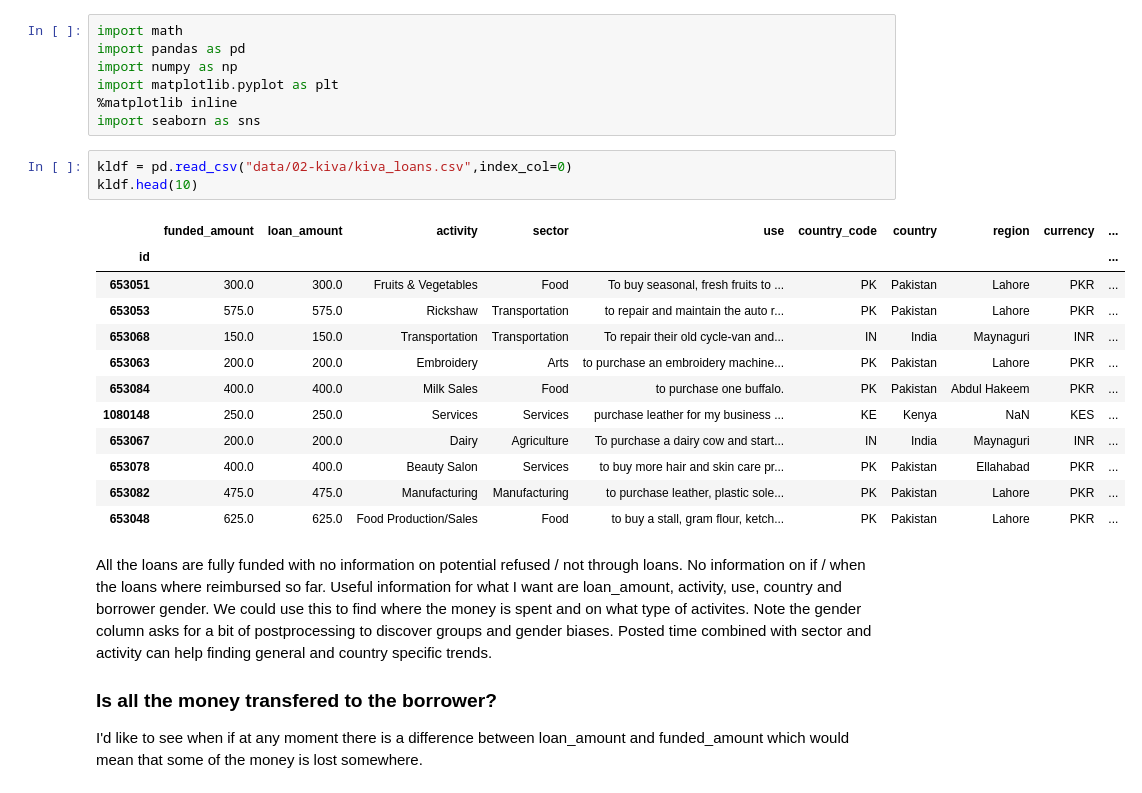
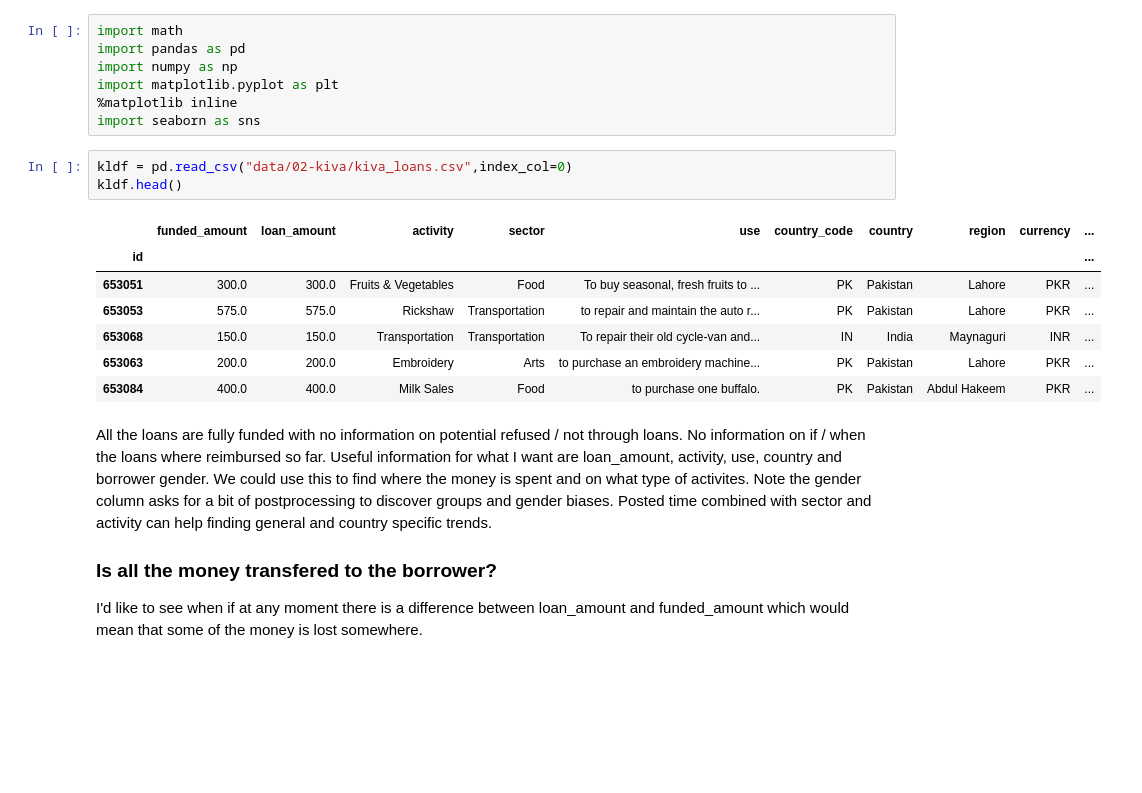
Before and after one commit to mvonwyl/02-kiva, a Jupyter notebook: 00 Kiva dataset exploration.ipynb, the cells around one changed output. Saved outputs shown, nothing was run; the diff lists cells and outputs as text; blank space fills up the shorter version.

```diff
--- a/00 Kiva dataset exploration.ipynb
+++ b/00 Kiva dataset exploration.ipynb
@@ -40,20 +40,15 @@ import matplotlib.pyplot as plt
 import seaborn as sns
 # %%
 kldf = pd.read_csv("data/02-kiva/kiva_loans.csv",index_col=0)
-kldf.head(10)
+kldf.head()
 # %% [output]
 |  | funded_amount | loan_amount | activity | sector | use | country_code | country | region | currency | ... |
 | id |  |  |  |  |  |  |  |  |  | ... |
 | 653051 | 300.0 | 300.0 | Fruits & Vegetables | Food | To buy seasonal, fresh fruits to ... | PK | Pakistan | Lahore | PKR | ... |
 | 653053 | 575.0 | 575.0 | Rickshaw | Transportation | to repair and maintain the auto r... | PK | Pakistan | Lahore | PKR | ... |
 | 653068 | 150.0 | 150.0 | Transportation | Transportation | To repair their old cycle-van and... | IN | India | Maynaguri | INR | ... |
 | 653063 | 200.0 | 200.0 | Embroidery | Arts | to purchase an embroidery machine... | PK | Pakistan | Lahore | PKR | ... |
 | 653084 | 400.0 | 400.0 | Milk Sales | Food | to purchase one buffalo. | PK | Pakistan | Abdul Hakeem | PKR | ... |
-| 1080148 | 250.0 | 250.0 | Services | Services | purchase leather for my business ... | KE | Kenya | NaN | KES | ... |
-| 653067 | 200.0 | 200.0 | Dairy | Agriculture | To purchase a dairy cow and start... | IN | India | Maynaguri | INR | ... |
-| 653078 | 400.0 | 400.0 | Beauty Salon | Services | to buy more hair and skin care pr... | PK | Pakistan | Ellahabad | PKR | ... |
-| 653082 | 475.0 | 475.0 | Manufacturing | Manufacturing | to purchase leather, plastic sole... | PK | Pakistan | Lahore | PKR | ... |
-| 653048 | 625.0 | 625.0 | Food Production/Sales | Food | to buy a stall, gram flour, ketch... | PK | Pakistan | Lahore | PKR | ... |
 # %% [markdown]
 All the loans are fully funded with no information on potential refused / not through loans. No information on if / when the loans where reimbursed so far. Useful information for what I want are loan_amount, activity, use, country and borrower gender. We could use this to find where the money is spent and on what type of activites. Note the gender column asks for a bit of postprocessing to discover groups and gender biases. Posted time combined with sector and activity can help finding general and country specific trends.
 
```
Also changed, not shown: parts of 27 cells of this notebook.
